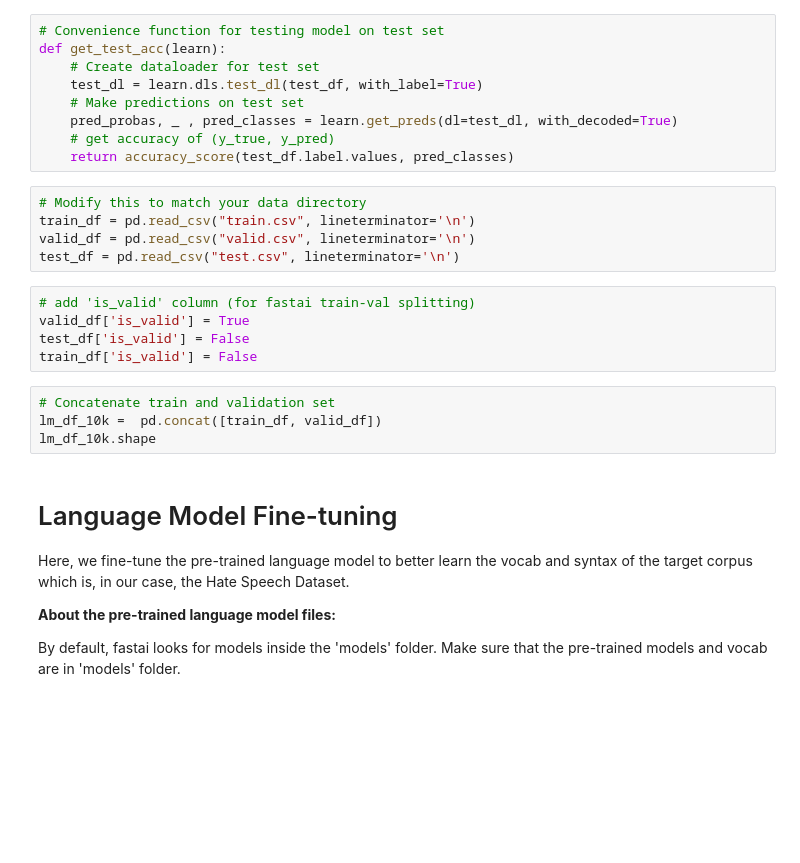
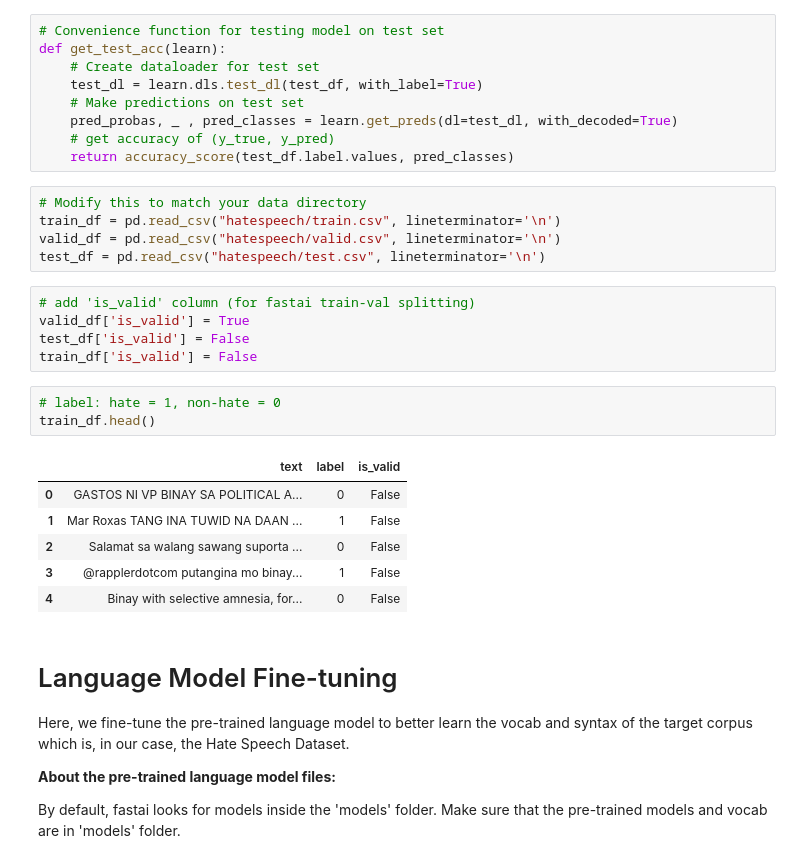
Before and after one commit to danjohnvelasco/Filipino-ULMFiT, a Jupyter notebook: Filipino_ULMFiT.ipynb, the cells around one changed output. Cells and saved outputs as stored; diff of their text form; blank space fills up the shorter version.

```diff
--- a/Filipino_ULMFiT.ipynb
+++ b/Filipino_ULMFiT.ipynb
@@ -72,18 +101,24 @@ def get_test_acc(learn):
     return accuracy_score(test_df.label.values, pred_classes)
 # %%
 # Modify this to match your data directory
-train_df = pd.read_csv("train.csv", lineterminator='\n')
-valid_df = pd.read_csv("valid.csv", lineterminator='\n')
-test_df = pd.read_csv("test.csv", lineterminator='\n')
+train_df = pd.read_csv("hatespeech/train.csv", lineterminator='\n')
+valid_df = pd.read_csv("hatespeech/valid.csv", lineterminator='\n')
+test_df = pd.read_csv("hatespeech/test.csv", lineterminator='\n')
 # %%
 # add 'is_valid' column (for fastai train-val splitting)
 valid_df['is_valid'] = True
 test_df['is_valid'] = False
 train_df['is_valid'] = False
-# %%
-# Concatenate train and validation set
-lm_df_10k =  pd.concat([train_df, valid_df])
-lm_df_10k.shape
+# %%
+# label: hate = 1, non-hate = 0
+train_df.head()
+# %% [output]
+|  | text | label | is_valid |
+| 0 | GASTOS NI VP BINAY SA POLITICAL A... | 0 | False |
+| 1 | Mar Roxas TANG INA TUWID NA DAAN ... | 1 | False |
+| 2 | Salamat sa walang sawang suporta ... | 0 | False |
+| 3 | @rapplerdotcom putangina mo binay... | 1 | False |
+| 4 | Binay with selective amnesia, for... | 0 | False |
 # %% [markdown]
 # Language Model Fine-tuning
 
```
Also changed, not shown: parts of 23 cells of this notebook.
